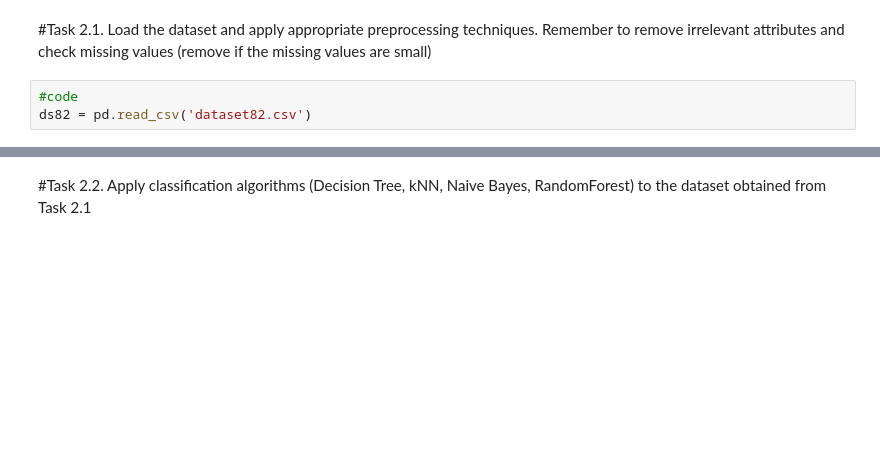
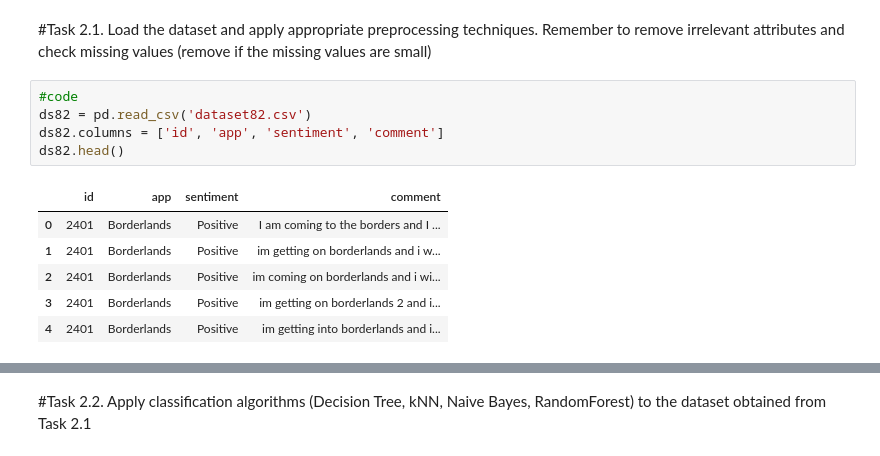
Before and after one commit to PhamTienLoc/Lab_DM, a Jupyter notebook: Lab_8_Sentiment_Analysis_21130429_PhamTienLoc.ipynb, the cells around one changed output, grey strips where cells are left out. Cells and saved outputs as stored; diff of their text form; blank space fills up the shorter version.

```diff
--- a/Lab_8_Sentiment_Analysis_21130429_PhamTienLoc.ipynb
+++ b/Lab_8_Sentiment_Analysis_21130429_PhamTienLoc.ipynb
@@ -279,3 +299,12 @@ print(myTable)
 # %%
 #code
 ds82 = pd.read_csv('dataset82.csv')
+ds82.columns = ['id', 'app', 'sentiment', 'comment']
+ds82.head()
+# %% [output]
+|  | id | app | sentiment | comment |
+| 0 | 2401 | Borderlands | Positive | I am coming to the borders and I ... |
+| 1 | 2401 | Borderlands | Positive | im getting on borderlands and i w... |
+| 2 | 2401 | Borderlands | Positive | im coming on borderlands and i wi... |
+| 3 | 2401 | Borderlands | Positive | im getting on borderlands 2 and i... |
+| 4 | 2401 | Borderlands | Positive | im getting into borderlands and i... |
```
Also changed, not shown: parts of 31 cells of this notebook.
